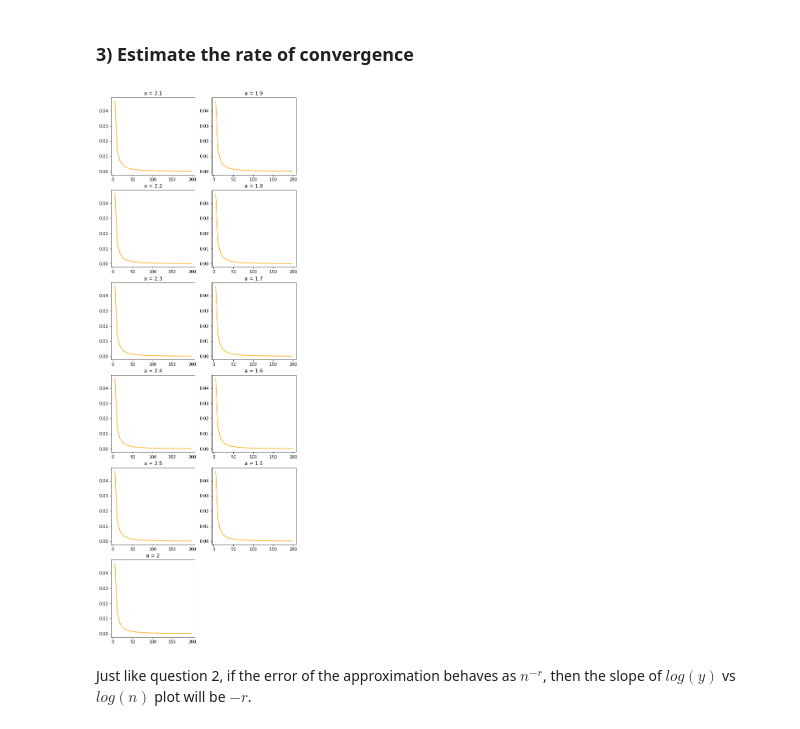
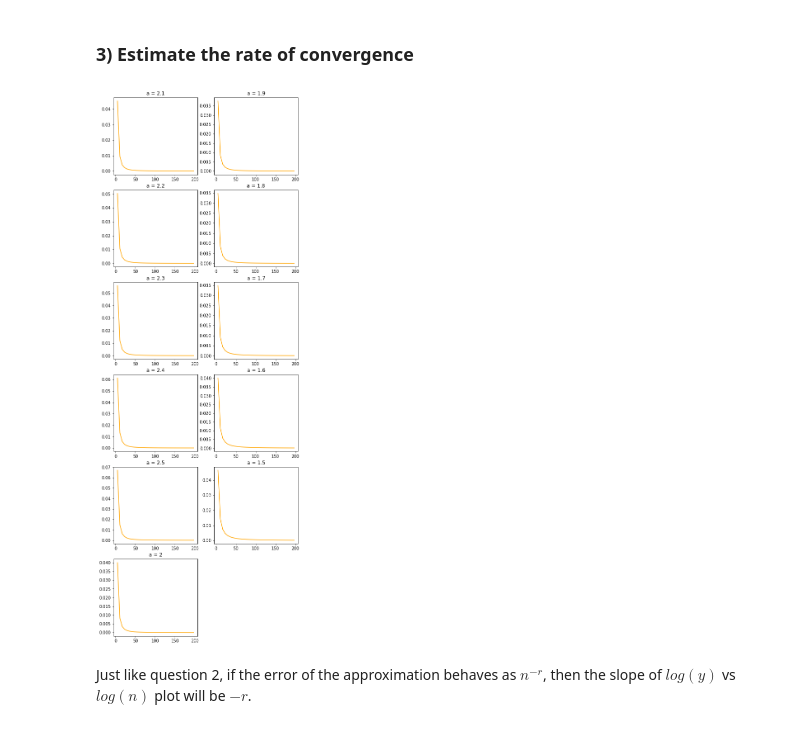
Before and after one commit to cjkim3728/Final-Lab, a Jupyter notebook: final lab.ipynb, the cells around one changed output. Cells and saved outputs as stored; diff of their text form; code cells hidden in the pictures.

```diff
--- a/final lab.ipynb
+++ b/final lab.ipynb
@@ -233,7 +288,7 @@ k = 1
 for a_i in alist:
     ylist = []
     for n in nlist:
-        ylist.append(normDiff(xarray,a,n))
+        ylist.append(normDiff(xarray,a_i,n))
     plt.subplot(6,2,k)
     plt.plot(nlist,ylist, color = 'orange')
     plt.title('a = %s' % a_i)
@@ -624,23 +679,23 @@ def normDiff(xlist,a,n):
 # %%
 xarray = np.linspace(-1,1,2000)
 nlist = np.array(range(5,200,6))
 
 fig = plt.figure(figsize=(8,24))
 
 alist= 2.1, 1.9, 2.2, 1.8, 2.3, 1.7, 2.4, 1.6, 2.5, 1.5, 2
 k = 1
 for a_i in alist:
     ylist = []
     for n in nlist:
-        ylist.append(normDiff(xarray,a,n))
+        ylist.append(normDiff(xarray,a_i,n))
     plt.subplot(6,2,k)
     plt.plot(nlist,ylist, color = 'orange')
     plt.title('a = %s' % a_i)
     k=k+1
 
 plt.show()
 # %% [output]
-[figure, old version]
+[figure, new version]
 # %% [markdown]
 Just like question 2, if the error of the approximation behaves as $n^{-r}$, then the slope of $log(y)$ vs $log(n)$ plot will be $-r$.
 # %%
```
Also changed, not shown: parts of 34 cells of this notebook.
